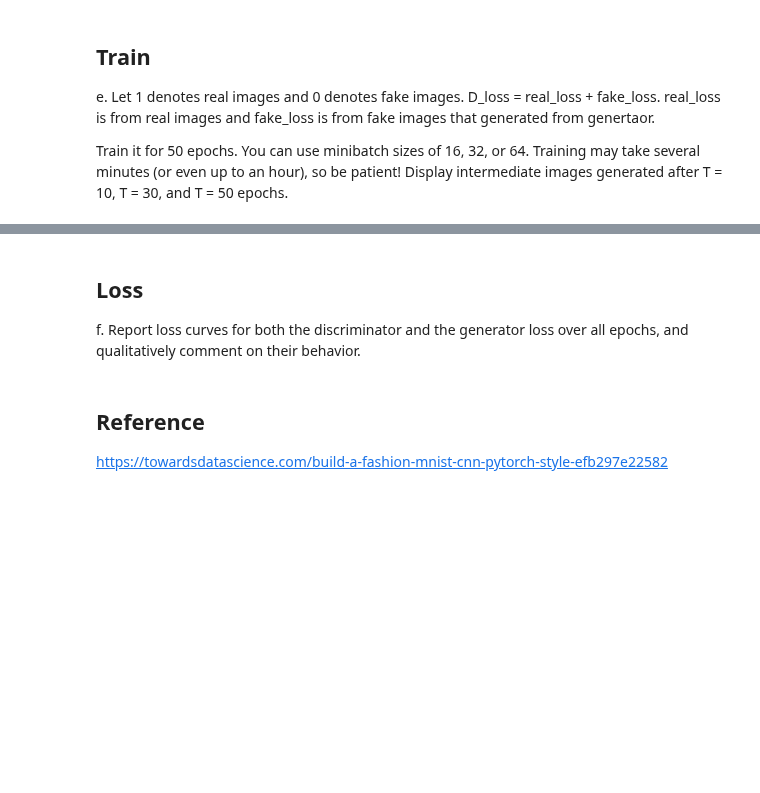
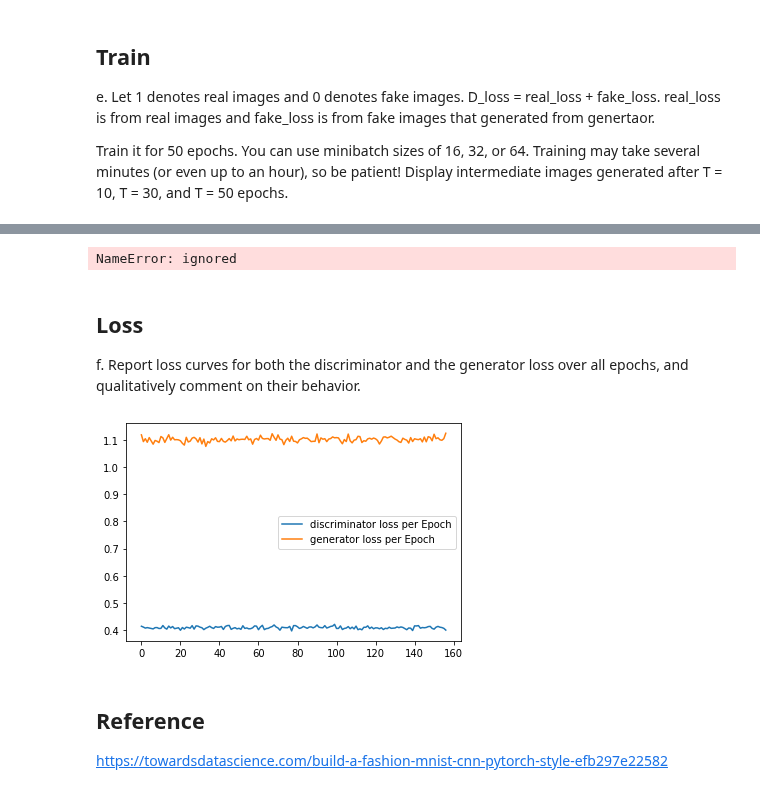
Before and after one commit to yeb2Binfang/ECE-GY9123_DL, a Jupyter notebook: HW/HW6/HW6.ipynb, the cells around one changed output, grey strips where cells are left out. Cells and saved outputs as stored; diff of their text form; code cells hidden in the pictures; blank space fills up the shorter version.

```diff
--- a/HW/HW6/HW6.ipynb
+++ b/HW/HW6/HW6.ipynb
@@ -350,10 +375,6 @@ def plot_output():
 # %%
-n_epochs = 2
-for epoch in range(n_epochs):
-  loss_D = []
-  loss_G = []
-
-  for x, _ in train_data_loader:
+def train(loss_D, loss_G, discriminator, generator,data_loader):
+  for x, _ in data_loader:
     # train the discriminator
     discriminator.zero_grad()
     mini_batch = x.size()[0]
@@ -362,18 +383,19 @@ for epoch in range(n_epochs):
     label_fake = torch.zeros(mini_batch)
 
     # wrap a tensor
-    x = Variable(x).cuda()
-    label_real = Variable(label_real).cuda()
-    label_fake = Variable(label_fake).cuda()
+    x = Variable(x).to(device)
+    label_real = Variable(label_real).to(device)
+    label_fake = Variable(label_fake).to(device)
 
     # pass real image
     D_real = discriminator(x).squeeze()
+    #print(D_real)
     D_real_loss = loss(D_real, label_real)
 
     # generate fake image via 100 random points using generator
     noise = torch.randn((mini_batch,100)).view(-1,100,1,1)
-    noise = Variable(noise).cuda()
-    G_fake = generator(nosie)
+    noise = Variable(noise).to(device)
+    G_fake = generator(noise)
 
     D_fake = discriminator(G_fake).squeeze()
     D_fake_loss = loss(D_fake, label_fake)
@@ -385,8 +407,15 @@ for epoch in range(n_epochs):
 
     # train the generator, the generated image should be labeled as 1 (to fool discriminator)
     generator.zero_grad()
-    G_real_loss = loss(D_fake, label_real)
+    # generate fake image via 100 random points using generator
+    noise = torch.randn((mini_batch,100)).view(-1,100,1,1)
+    noise = Variable(noise).to(device)
+    G_fake = generator(noise)
+
+    D_fake = discriminator(G_fake).squeeze()
+    # try to fool
+    G_real_loss = loss(D_fake,label_real)
     G_real_loss.backward()
     optimizerD.step()
     loss_G.append(G_real_loss)
-  plot_output()
+    torch.cuda.empty_cache()
@@ -450,3 +497,15 @@ RuntimeError: ignored
+# %%
+a = [1,2,3,4,5,6]
+print()
+# %% [output]
+NameError: ignored
 # %% [markdown]
 ## Loss
 f. Report loss curves for both the discriminator and the generator loss over all epochs, and qualitatively comment on their behavior.
+# %%
+plt.plot(loss_D, label='discriminator loss per Epoch')
+plt.plot(loss_G, label='generator loss per Epoch')
+plt.legend()
+plt.show()
+# %% [output]
+[figure, added]
```
Also changed, not shown: parts of 18 cells of this notebook.
